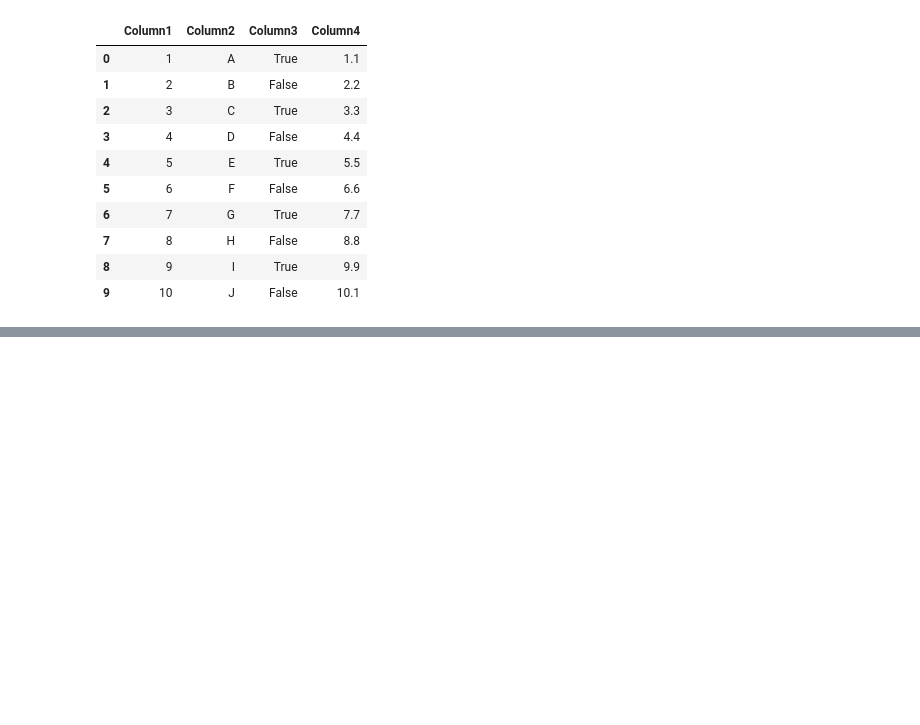
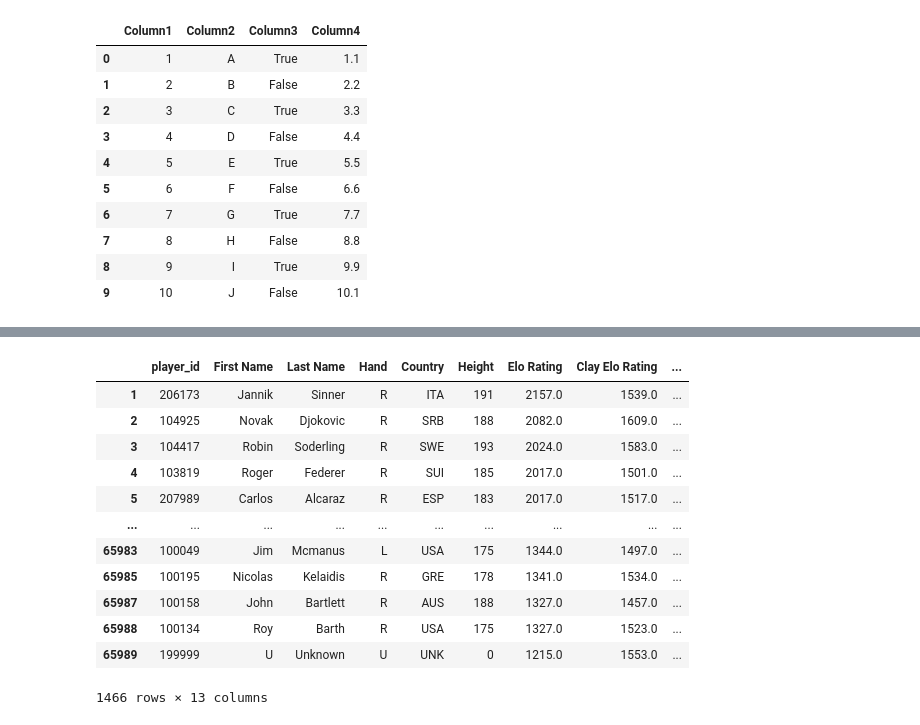
Before and after one commit to GerardFrigola/tfg-elo-rating-main, a Jupyter notebook: test.ipynb, the cells around one changed output, grey strips where cells are left out. Saved outputs shown, nothing was run; the diff lists cells and outputs as text; code cells hidden in the pictures; blank space fills up the shorter version.

```diff
--- a/test.ipynb
+++ b/test.ipynb
@@ -447,0 +457,11 @@ df
+# %%
+matches_df = pd.read_csv('web/web_data/clean_atp_matches.csv')
+players_df = pd.read_csv('web/web_data/clean_atp_players.csv')
+assert matches_df.isna().sum().sum() == 0, f'nan values in matches\n{matches_df.isna().sum()}'
+assert players_df.isna().sum().sum() == 0, f'nan values in players\n{players_df.isna().sum()}'
+# %%
+k = 24
+ksi = 400
+s = 'delta'
+initial_elo = 1500
+min_games = 30
@@ -447,0 +590,18 @@ df
+# %%
+ranking, elo_history = simulate_tour(matches_df, players_df, k, ksi, s, initial_elo, min_games)
+# %%
+ranking
+# %% [output]
+|  | player_id | First Name | Last Name | Hand | Country | Height | Elo Rating | Clay Elo Rating | ... |
+| 1 | 206173 | Jannik | Sinner | R | ITA | 191 | 2157.0 | 1539.0 | ... |
+| 2 | 104925 | Novak | Djokovic | R | SRB | 188 | 2082.0 | 1609.0 | ... |
+| 3 | 104417 | Robin | Soderling | R | SWE | 193 | 2024.0 | 1583.0 | ... |
+| 4 | 103819 | Roger | Federer | R | SUI | 185 | 2017.0 | 1501.0 | ... |
+| 5 | 207989 | Carlos | Alcaraz | R | ESP | 183 | 2017.0 | 1517.0 | ... |
+| ... | ... | ... | ... | ... | ... | ... | ... | ... | ... |
+| 65983 | 100049 | Jim | Mcmanus | L | USA | 175 | 1344.0 | 1497.0 | ... |
+| 65985 | 100195 | Nicolas | Kelaidis | R | GRE | 178 | 1341.0 | 1534.0 | ... |
+| 65987 | 100158 | John | Bartlett | R | AUS | 188 | 1327.0 | 1457.0 | ... |
+| 65988 | 100134 | Roy | Barth | R | USA | 175 | 1327.0 | 1523.0 | ... |
+| 65989 | 199999 | U | Unknown | U | UNK | 0 | 1215.0 | 1553.0 | ... |
+1466 rows × 13 columns
```
Also changed, not shown: parts of 5 cells of this notebook, 12 other files.
